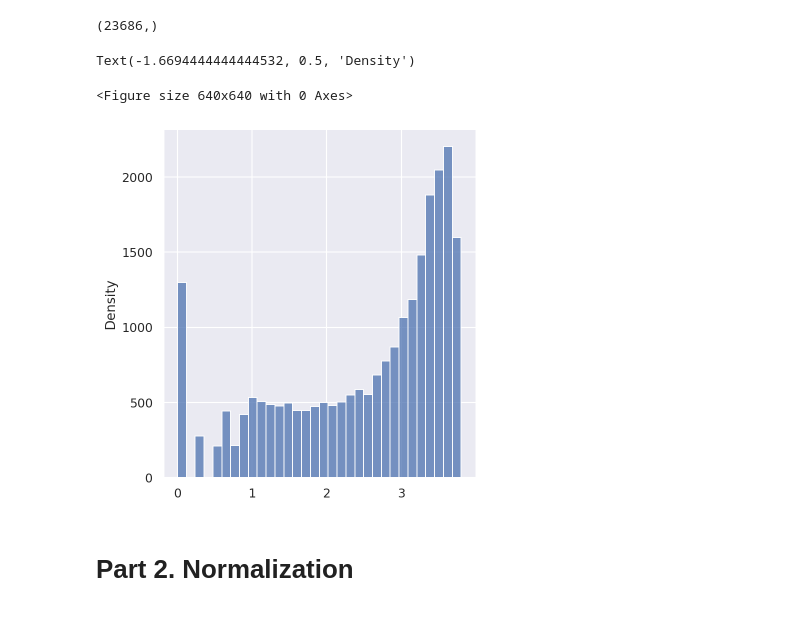
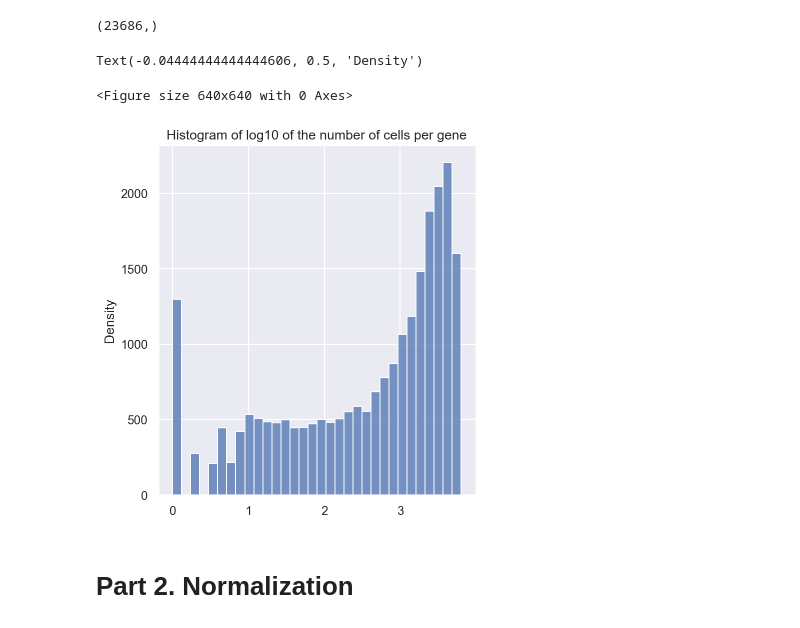
Before and after one commit to meg-bit/single-cell-glioblastoma, a Jupyter notebook: GSE89567_clustering.ipynb, the cells around one changed output. Cells and saved outputs as stored; diff of their text form; code cells hidden in the pictures.

```diff
--- a/GSE89567_clustering.ipynb
+++ b/GSE89567_clustering.ipynb
@@ -13,7 +24,7 @@ import scanpy as sc
 # %% [markdown]
 # Part 1. Load and filter data
 # %%
-filename = "GSE89567_IDH_A_processed_data.txt.gz"
+filename = "./data/GSE89567_IDH_A_processed_data.txt.gz"
 raw = pd.read_csv(filename, compression='gzip', sep='\t', index_col=0)
 raw.index = [gene.strip("'") for gene in raw.index]
 raw
@@ -66,11 +77,12 @@ num_cells.shape
 # %%
 plt.figure(figsize=(8, 8))
 sns.displot(np.log10(num_cells))
+plt.title('Histogram of log10 of the number of cells per gene')
 plt.ylabel('Density')
 # %% [output]
-Text(-1.6694444444444532, 0.5, 'Density')
+Text(-0.04444444444444606, 0.5, 'Density')
 <Figure size 640x640 with 0 Axes>
-[figure, old version]
+[figure, new version]
 # %% [markdown]
 # Part 2. Normalization
 # %%
```
Also changed, not shown: parts of 21 cells of this notebook.
